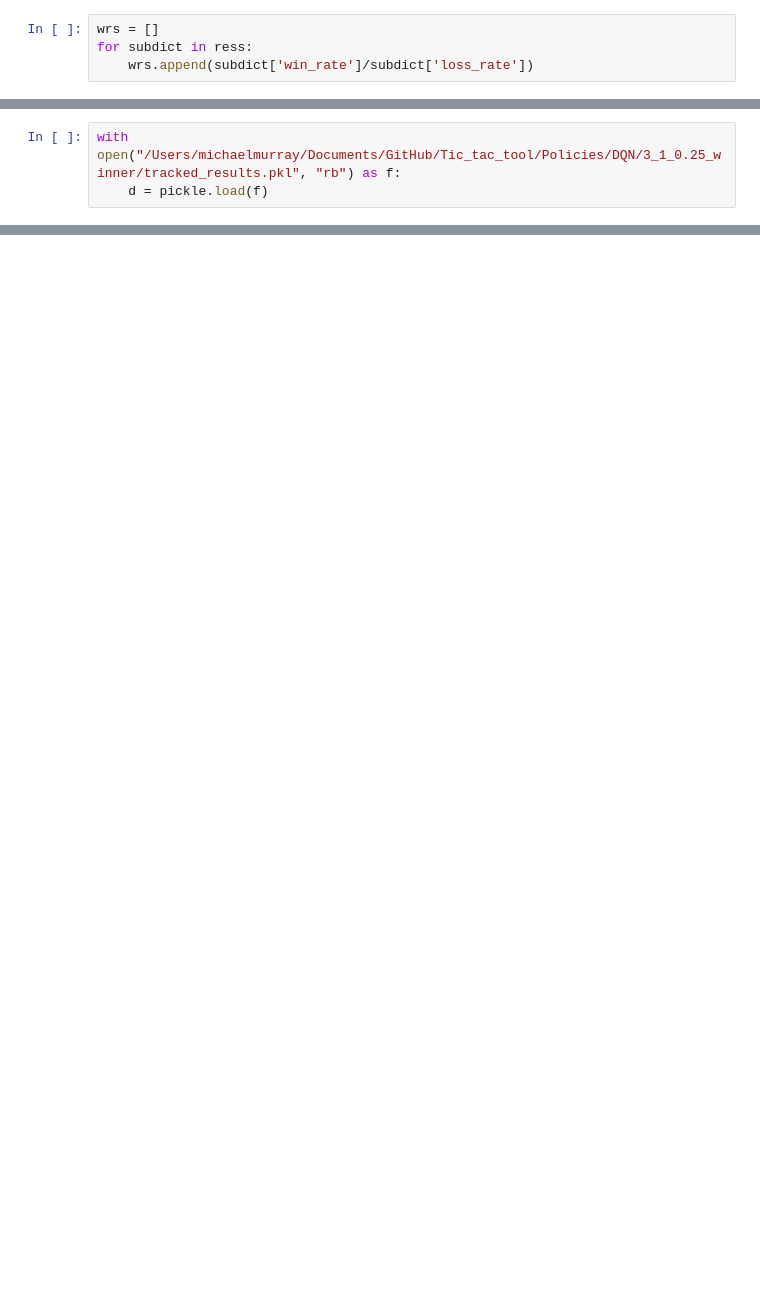
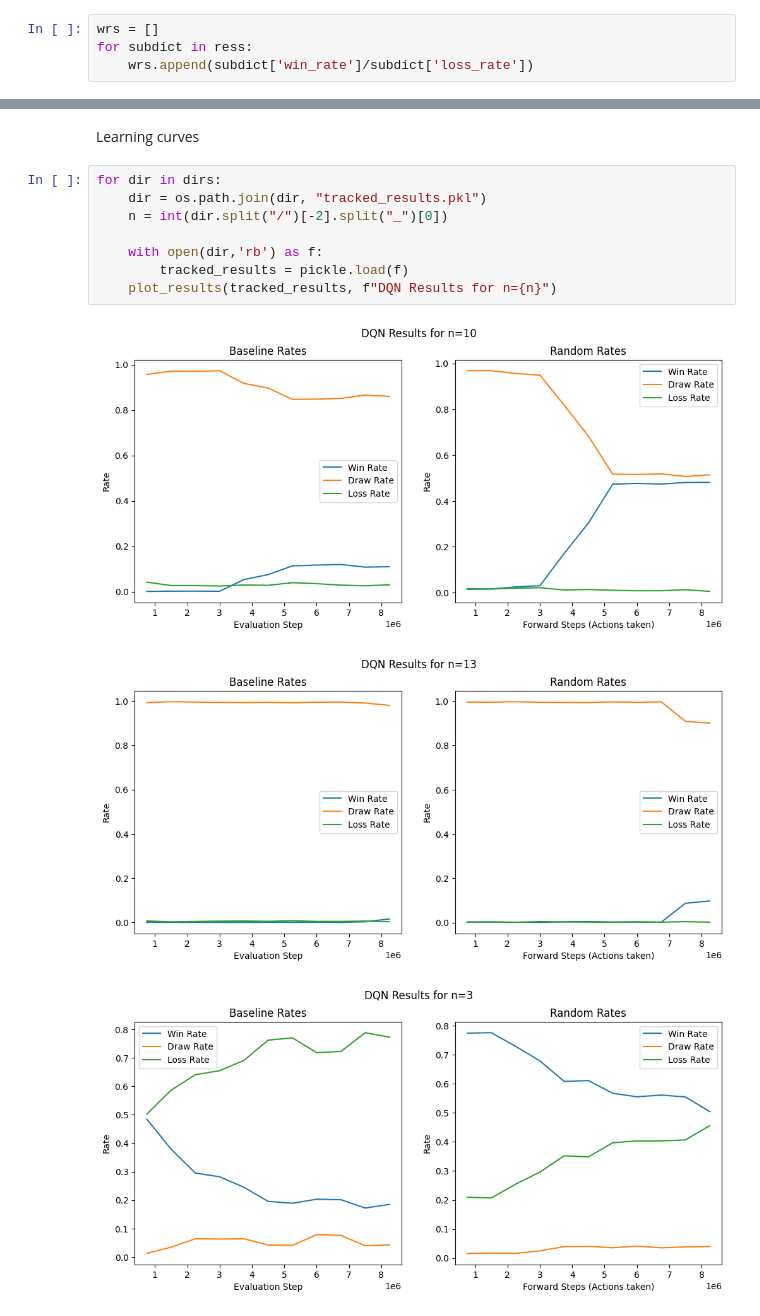
Before and after one commit to Mich8952/Tic_tac_tool, a Jupyter notebook: Evaluate/interactive_plots.ipynb, the cells around one changed output, grey strips where cells are left out. Saved outputs shown, nothing was run; the diff lists cells and outputs as text; blank space fills up the shorter version.

```diff
--- a/Evaluate/interactive_plots.ipynb
+++ b/Evaluate/interactive_plots.ipynb
@@ -130,3 +162,0 @@ baseline_results
-# %%
-with open("/Users/michaelmurray/Documents/GitHub/Tic_tac_tool/Policies/DQN/3_1_0.25_winner/tracked_results.pkl", "rb") as f:
-    d = pickle.load(f)
@@ -150,0 +181,14 @@ d['baseline_results']
+# %% [markdown]
+Learning curves
+# %%
+for dir in dirs:
+    dir = os.path.join(dir, "tracked_results.pkl")
+    n = int(dir.split("/")[-2].split("_")[0])
+
+    with open(dir,'rb') as f:
+        tracked_results = pickle.load(f)
+    plot_results(tracked_results, f"DQN Results for n={n}")
+# %% [output]
+[figure, added]
+[figure, added]
+[figure, added]
```
Also changed, not shown: parts of 32 cells of this notebook.
